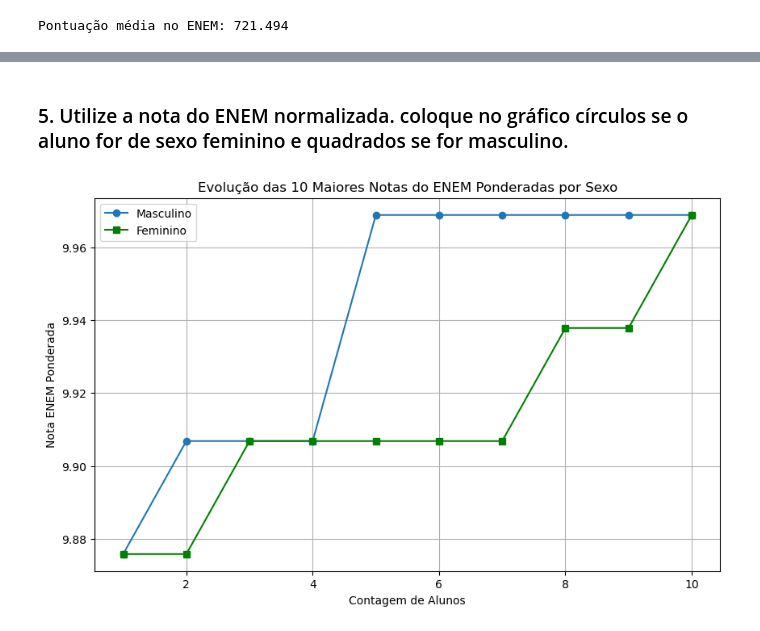
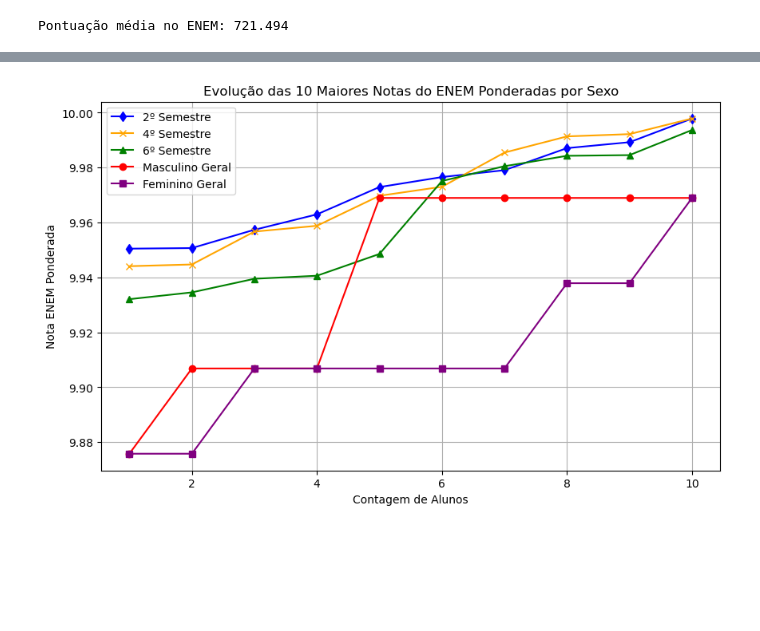
Before and after one commit to ulian18TIC18/IP-P010, a Jupyter notebook: IP-P010_PARTE2.ipynb, the cells around one changed output, grey strips where cells are left out. Drawn from its saved outputs; the diff is of its cells as text; code cells hidden in the pictures; blank space fills up the shorter version.

Commit message:
Realizando alterações de visualização gráfica única

```diff
--- a/IP-P010_PARTE2.ipynb
+++ b/IP-P010_PARTE2.ipynb
@@ -203,22 +156,34 @@ plot_top_10_notas_ponderadas(df)
-# %% [markdown]
-### 5. Utilize a nota do ENEM normalizada. coloque no gráfico círculos se o aluno for de sexo feminino e quadrados se for masculino.
 # %%
-def plot_top_10_notas_por_sexo(df):
+def plot_top_10_notas(df):
     top_10_masculino = df[df['Sexo'] == 'M']['Nota_ENEM_Ponderada'].nlargest(10).sort_values().reset_index(drop=True)
     top_10_feminino = df[df['Sexo'] == 'F']['Nota_ENEM_Ponderada'].nlargest(10).sort_values().reset_index(drop=True)
+    top_10_notas_enem = df['Nota_ENEM_Ponderada'].nlargest(10).sort_values().reset_index(drop=True)
+    top_10_notas = df['CRA_2º_Semestre'].nlargest(10).sort_values().reset_index(drop=True)
+    top_10_notas_4 = df['CRA_4º_Semestre'].nlargest(10).sort_values().reset_index(drop=True)
+    top_10_notas_6 = df['CRA_6º_Semestre'].nlargest(10).sort_values().reset_index(drop=True)
+
     plt.figure(figsize=(10, 6))
 
-    plt.plot(range(1, len(top_10_masculino) + 1), top_10_masculino, marker='o', linestyle='-', label='Masculino')
-    plt.plot(range(1, len(top_10_feminino) + 1), top_10_feminino, marker='s', color='green', linestyle='-', label='Feminino')
+    plt.plot(range(1, len(top_10_notas) + 1), top_10_notas, marker='d', linestyle='-', label='2º Semestre', color='blue')
+    plt.title('Evolução das 10 Maiores Notas do 2º Semestre')
 
+    plt.plot(range(1, len(top_10_notas_4) + 1), top_10_notas_4, marker='x', linestyle='-', label='4º Semestre', color='orange')
+    plt.title('Evolução das 10 Maiores Notas do 4º Semestre')
+
+    plt.plot(range(1, len(top_10_notas_6) + 1), top_10_notas_6, marker='^', linestyle='-', label='6º Semestre', color='green')
+    plt.title('Evolução das 10 Maiores Notas do 6º Semestre')
+
+    plt.plot(range(1, len(top_10_masculino) + 1), top_10_masculino, marker='o', linestyle='-', label='Masculino Geral', color='red')
+    plt.plot(range(1, len(top_10_feminino) + 1), top_10_feminino, marker='s', linestyle='-', label='Feminino Geral', color='purple')
     plt.title('Evolução das 10 Maiores Notas do ENEM Ponderadas por Sexo')
+
     plt.xlabel('Contagem de Alunos')
     plt.ylabel('Nota ENEM Ponderada')
     plt.legend()
     plt.grid(True)
     plt.show()
 # %%
-plot_top_10_notas_por_sexo(df)
+plot_top_10_notas(df)
 # %% [output]
-[figure, old version]
+[figure, new version]
 # %%
```
Also changed, not shown: parts of 20 cells of this notebook.
